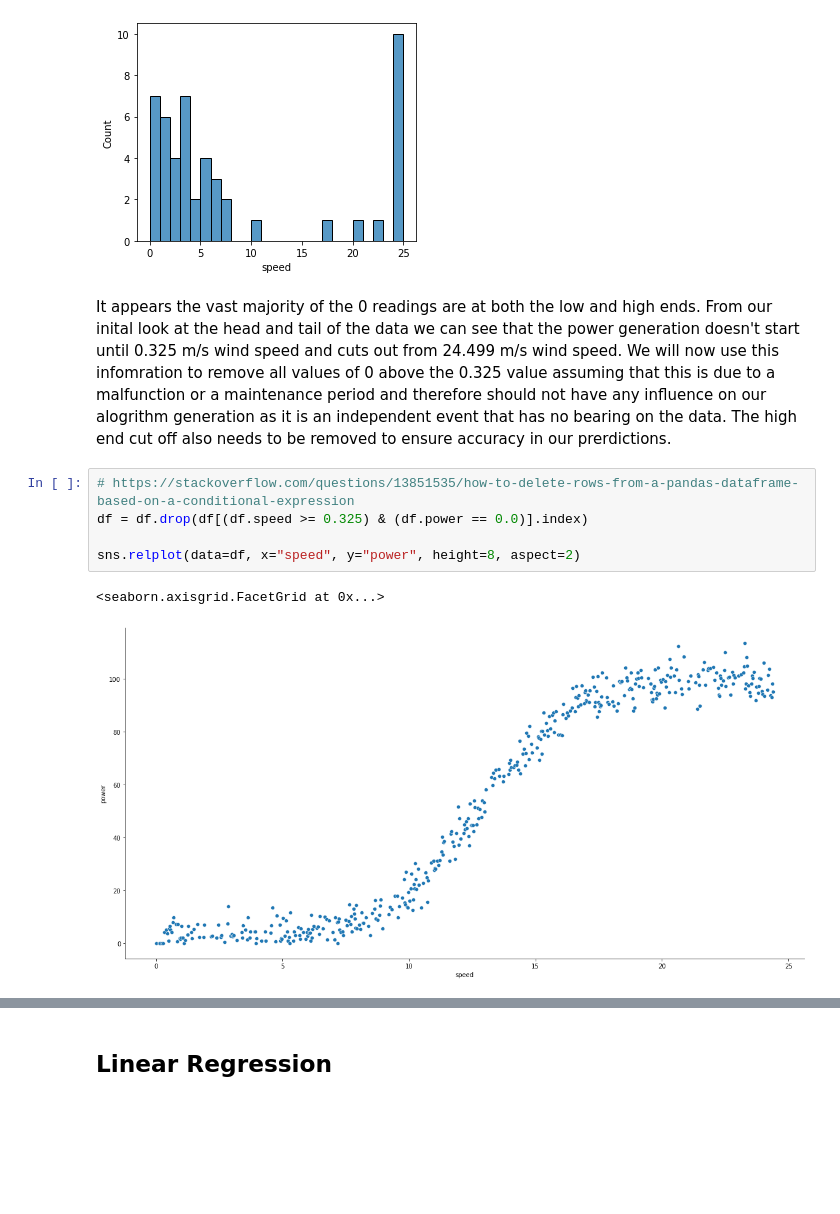
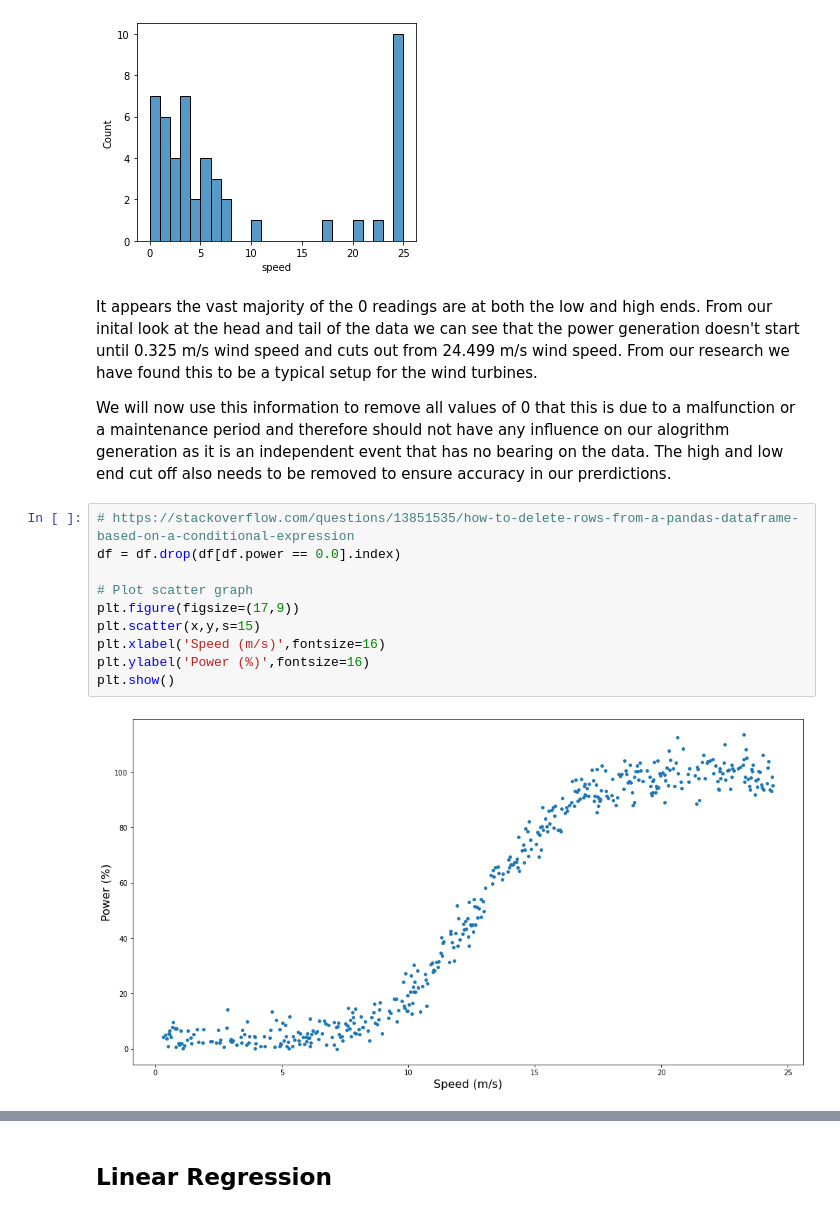
Before and after one commit to IanWafer/Machine-Learning-and-Statistics-Project, a Jupyter notebook: Machine Learning & Statistics Project.ipynb, the cells around one changed output, grey strips where cells are left out. Drawn from its saved outputs; the diff is of its cells as text; blank space fills up the shorter version.

Commit message:
Greater depth in data breakdown and models described

```diff
--- a/Machine Learning & Statistics Project.ipynb
+++ b/Machine Learning & Statistics Project.ipynb
@@ -104,13 +112,19 @@ sns.histplot(data=df_check, x="speed", bins=25);
 # %% [output]
 [figure]
 # %% [markdown]
-It appears the vast majority of the 0 readings are at both the low and high ends. From our inital look at the head and tail of the data we can see that the power generation doesn't start until 0.325 m/s wind speed and cuts out from 24.499 m/s wind speed. We will now  use this infomration to remove all values of 0 above the 0.325 value assuming that this is due to a malfunction or a maintenance period and therefore should not have any influence on our alogrithm generation as it is an independent event that has no bearing on the data. The high end cut off also needs to be removed to ensure accuracy in our prerdictions.
+It appears the vast majority of the 0 readings are at both the low and high ends. From our inital look at the head and tail of the data we can see that the power generation doesn't start until 0.325 m/s wind speed and cuts out from 24.499 m/s wind speed. From our research we have found this to be a typical  setup for the wind turbines.
+
+We will now  use this information to remove all values of 0 that this is due to a malfunction or a maintenance period and therefore should not have any influence on our alogrithm generation as it is an independent event that has no bearing on the data. The high and low end cut off also needs to be removed to ensure accuracy in our prerdictions.
 # %%
 # https://stackoverflow.com/questions/13851535/how-to-delete-rows-from-a-pandas-dataframe-based-on-a-conditional-expression
-df = df.drop(df[(df.speed >= 0.325) & (df.power == 0.0)].index)
+df = df.drop(df[df.power == 0.0].index)
 
-sns.relplot(data=df, x="speed", y="power", height=8, aspect=2)
+# Plot scatter graph
+plt.figure(figsize=(17,9))
+plt.scatter(x,y,s=15)
+plt.xlabel('Speed (m/s)',fontsize=16)
+plt.ylabel('Power (%)',fontsize=16)
+plt.show()
 # %% [output]
-<seaborn.axisgrid.FacetGrid at 0x...>
-[figure, old version]
+[figure, new version]
 # %%
```
Also changed, not shown: parts of 33 cells of this notebook, 4 other files.
